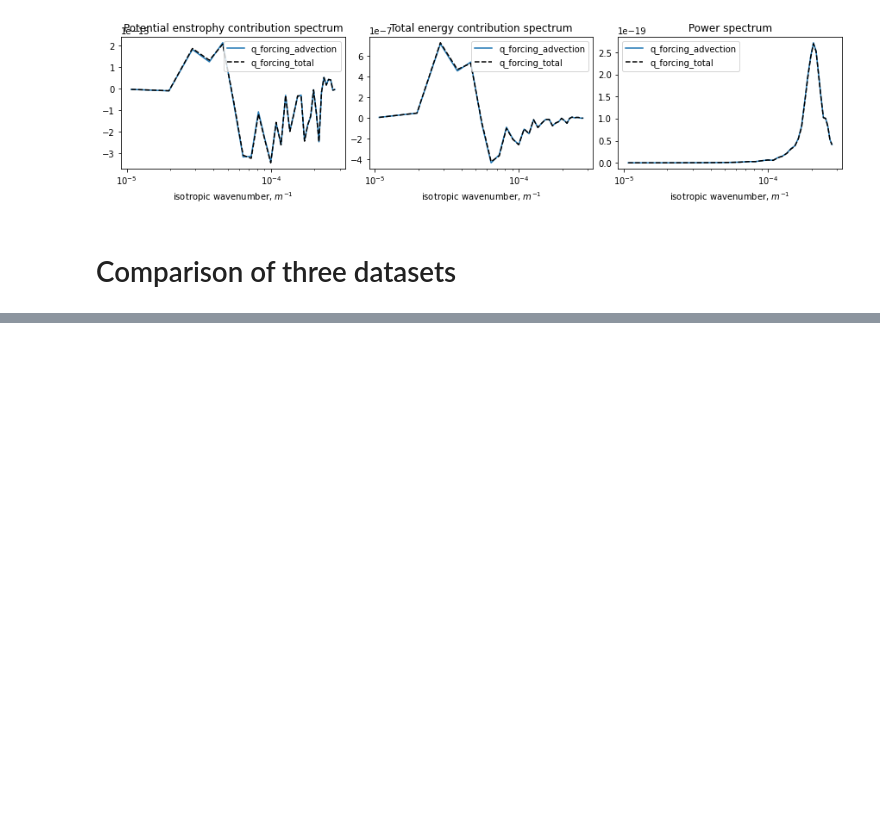
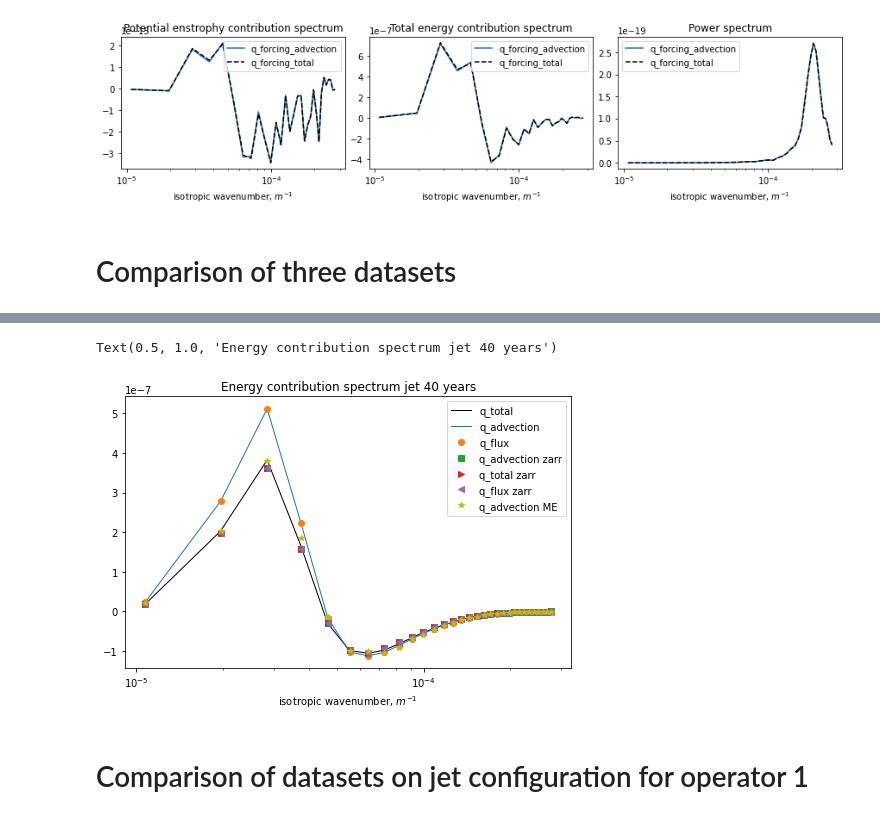
Before and after one commit to m2lines/pyqg_generative, a Jupyter notebook: notebooks/q_forcing_total.ipynb, the cells around one changed output, grey strips where cells are left out. Drawn from its saved outputs; the diff is of its cells as text; code cells hidden in the pictures; blank space fills up the shorter version.

```diff
--- a/notebooks/q_forcing_total.ipynb
+++ b/notebooks/q_forcing_total.ipynb
@@ -381,0 +417,22 @@ Text(0.5, 1.0, 'Energy contribution spectrum')
+# %%
+# My dataset
+ds = pse.Dataset('/scratch/pp2681/pyqg_generative/Reference-Default-scaled/jet_40years/Operator2-64/[0-3]?.nc')
+q_me = ds.q
+psi_me = ds.psi
+q_advection_me = ds.q_forcing_advection
+# %%
+plt.figure(figsize=(8,5))
+ave_lev(sp(-psi_oldA, q_total_oldA),0.25).plot(label='q_total', lw=1, color='k')
+ave_lev(sp(-psi_oldA, q_advection_oldA),0.25).plot(label='q_advection', lw=1)
+ave_lev(sp(-psi_oldA, q_flux_oldA),0.25).plot(label='q_flux', marker='o', lw=0)
+ave_lev(sp(-psi_A, q_advection_A),0.25).plot(label='q_advection zarr', marker='s', lw=0)
+ave_lev(sp(-psi_A, q_total_A),0.25).plot(label='q_total zarr', marker='>', lw=0)
+ave_lev(sp(-psi_A, q_flux_A),0.25).plot(label='q_flux zarr', marker='<', lw=0)
+ave_lev(sp(-psi_me, q_advection_me),0.25).plot(label='q_advection ME', xscale='log', marker='*', lw=0, color='y')
+plt.legend()
+plt.title('Energy contribution spectrum jet 40 years')
+# %% [output]
+Text(0.5, 1.0, 'Energy contribution spectrum jet 40 years')
+[figure, added]
+# %% [markdown]
+# Comparison of datasets on jet configuration for operator 1
```
Also changed, not shown: parts of 13 cells of this notebook.
